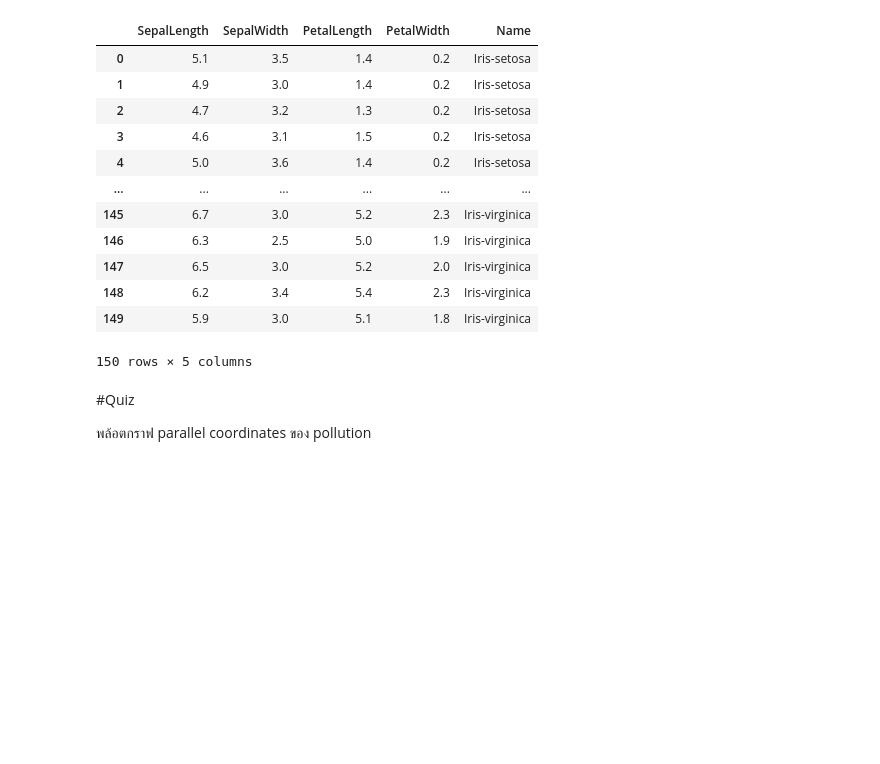
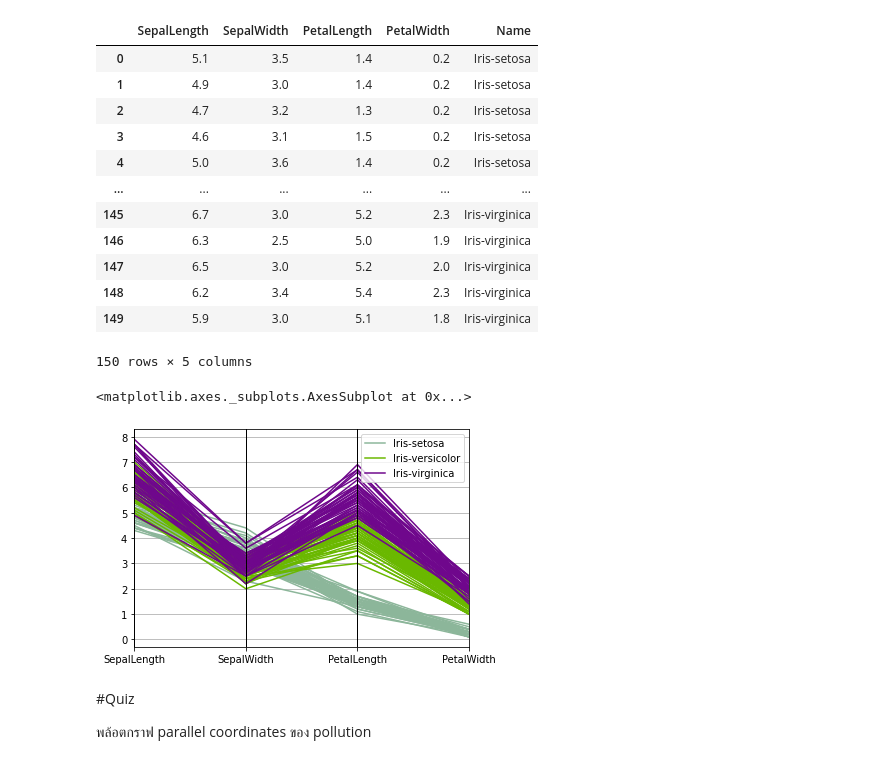
Before and after one commit to pondbaahh/multivariate, a Jupyter notebook: Chapter2_Visualize_Multivariate.ipynb, the cells around one changed output. Cells and saved outputs as stored; diff of their text form; code cells hidden in the pictures; blank space fills up the shorter version.

```diff
--- a/Chapter2_Visualize_Multivariate.ipynb
+++ b/Chapter2_Visualize_Multivariate.ipynb
@@ -116,6 +116,11 @@ example_df
 | 148 | 6.2 | 3.4 | 5.4 | 2.3 | Iris-virginica |
 | 149 | 5.9 | 3.0 | 5.1 | 1.8 | Iris-virginica |
 150 rows × 5 columns
+# %%
+pd.plotting.parallel_coordinates(example_df,'Name')
+# %% [output]
+<matplotlib.axes._subplots.AxesSubplot at 0x...>
+[figure, added]
 # %% [markdown]
 #Quiz
 
```
Also changed, not shown: parts of 2 cells of this notebook.
